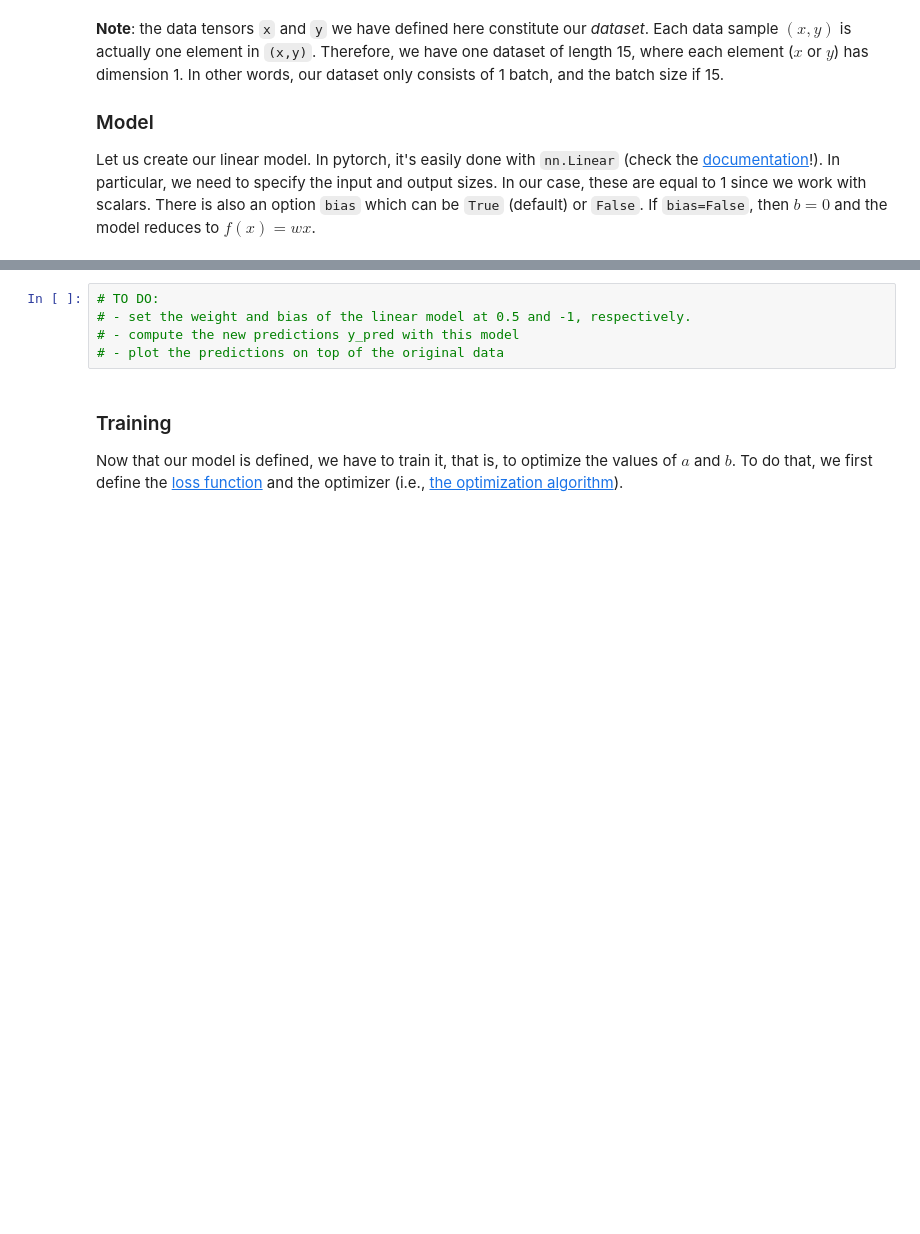
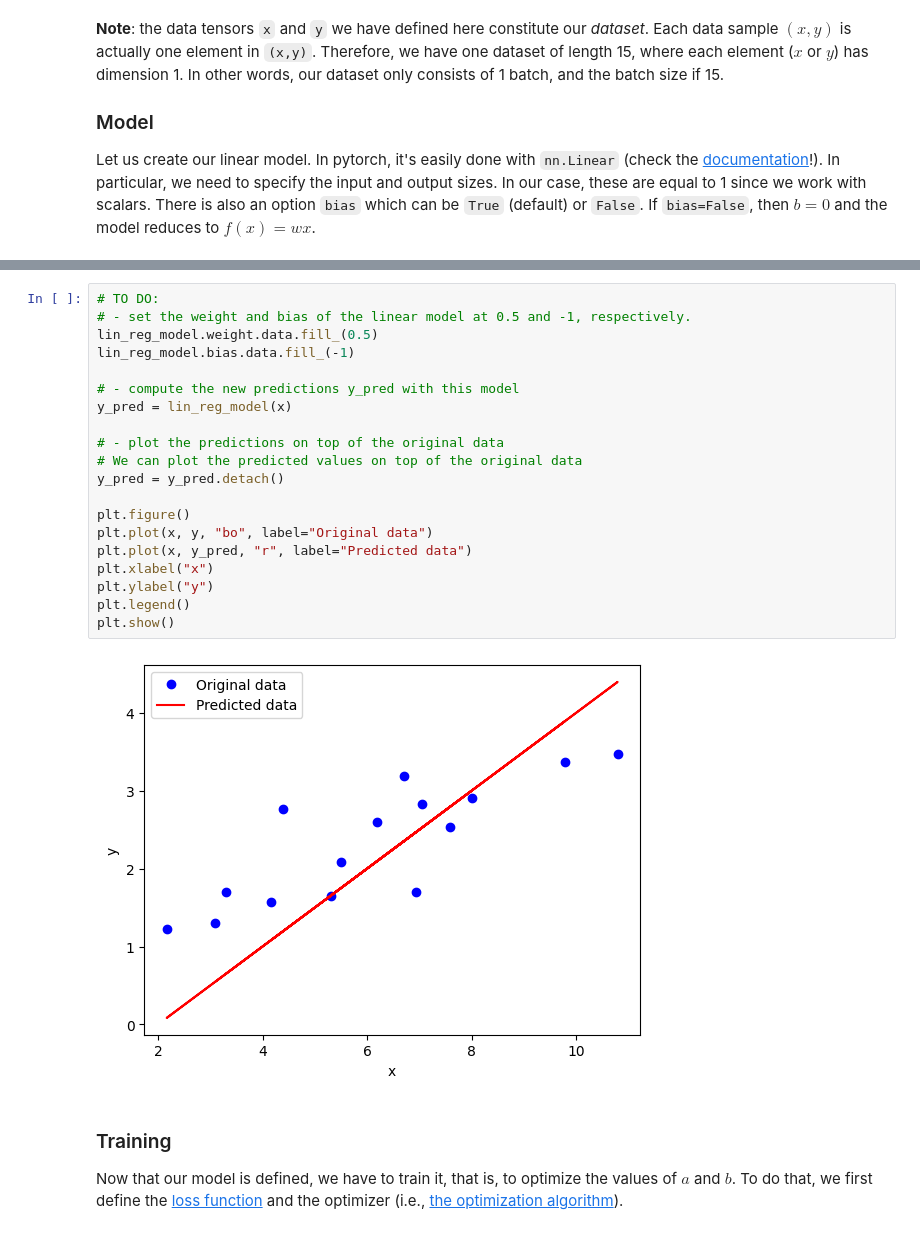
Before and after one commit to fab-toc/deep_learning_labs, a Jupyter notebook: lab2/lab2_regression.ipynb, the cells around one changed output, grey strips where cells are left out. Cells and saved outputs as stored; diff of their text form; blank space fills up the shorter version.

```diff
--- a/lab2/lab2_regression.ipynb
+++ b/lab2/lab2_regression.ipynb
@@ -212,8 +265,25 @@ print(lin_reg_model.bias)
 # %%
 # TO DO:
 # - set the weight and bias of the linear model at 0.5 and -1, respectively.
+lin_reg_model.weight.data.fill_(0.5)
+lin_reg_model.bias.data.fill_(-1)
+
 # - compute the new predictions y_pred with this model
+y_pred = lin_reg_model(x)
+
 # - plot the predictions on top of the original data
+# We can plot the predicted values on top of the original data
+y_pred = y_pred.detach()
+
+plt.figure()
+plt.plot(x, y, "bo", label="Original data")
+plt.plot(x, y_pred, "r", label="Predicted data")
+plt.xlabel("x")
+plt.ylabel("y")
+plt.legend()
+plt.show()
+# %% [output]
+[figure, added]
 # %% [markdown]
 ### Training
 
```
Also changed, not shown: parts of 23 cells of this notebook, 3 other files.
